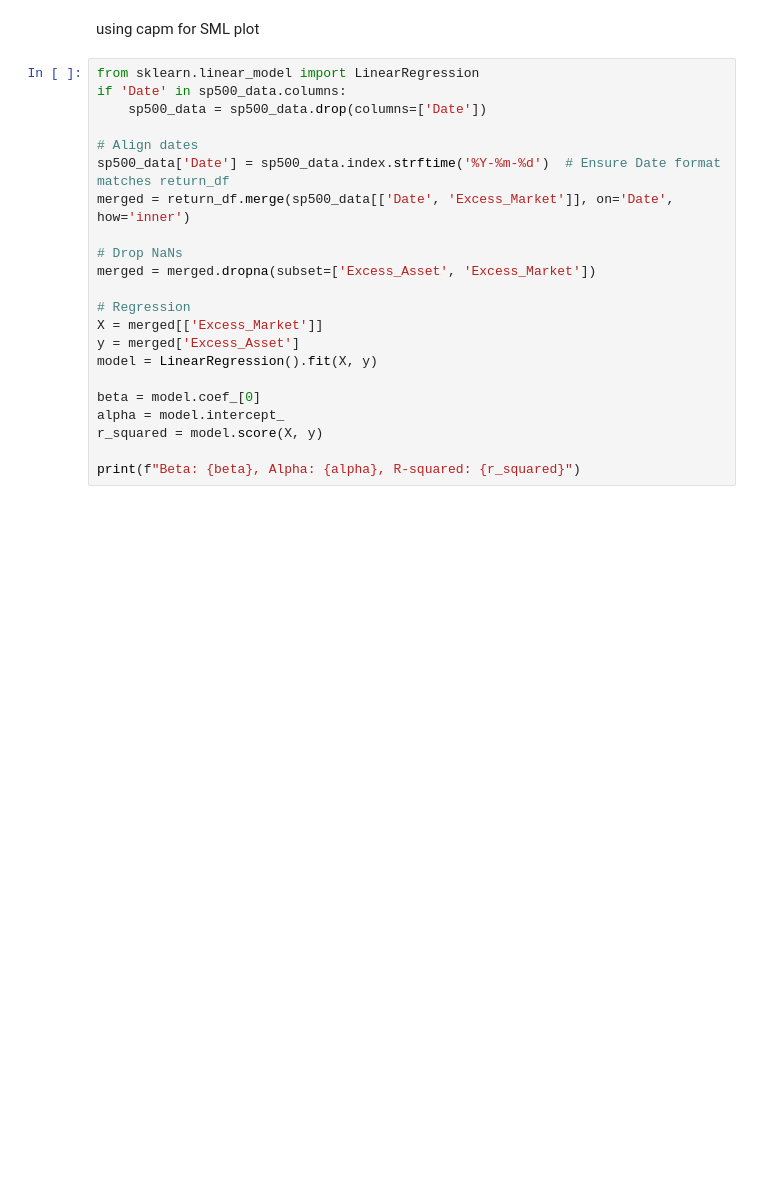
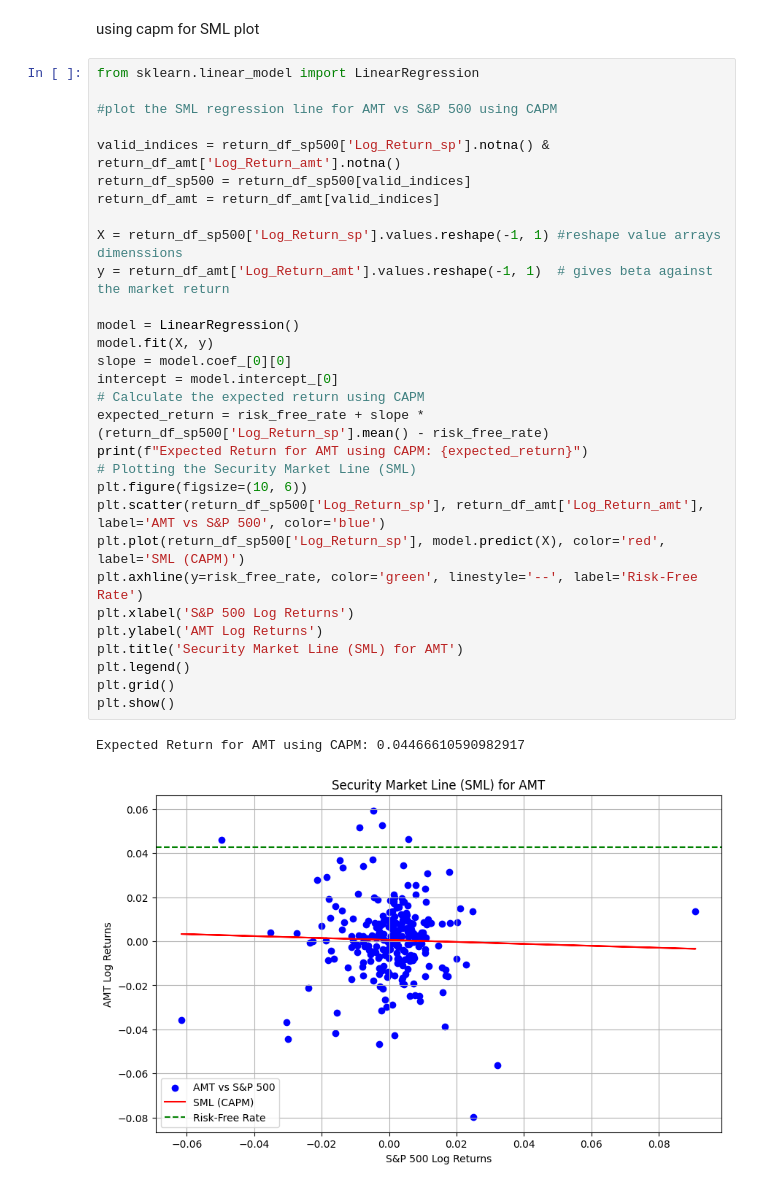
Before and after one commit to a4kulshr/quantaco, a Jupyter notebook: portfolio.ipynb, the cells around one changed output. Drawn from its saved outputs; the diff is of its cells as text; blank space fills up the shorter version.

```diff
--- a/portfolio.ipynb
+++ b/portfolio.ipynb
@@ -176,24 +223,35 @@ Sharpe Ratio: -2.399980270025487
 # %% [markdown]
 using capm for SML plot
-# %%
-from sklearn.linear_model import LinearRegression
-if 'Date' in sp500_data.columns:
-    sp500_data = sp500_data.drop(columns=['Date'])
-
-# Align dates
-sp500_data['Date'] = sp500_data.index.strftime('%Y-%m-%d')  # Ensure Date format matches return_df
-merged = return_df.merge(sp500_data[['Date', 'Excess_Market']], on='Date', how='inner')
-
-# Drop NaNs
-merged = merged.dropna(subset=['Excess_Asset', 'Excess_Market'])
-
-# Regression
-X = merged[['Excess_Market']]
-y = merged['Excess_Asset']
-model = LinearRegression().fit(X, y)
-
-beta = model.coef_[0]
-alpha = model.intercept_
-r_squared = model.score(X, y)
-
-print(f"Beta: {beta}, Alpha: {alpha}, R-squared: {r_squared}")
+# %%
+from sklearn.linear_model import LinearRegression
+
+#plot the SML regression line for AMT vs S&P 500 using CAPM
+
+valid_indices = return_df_sp500['Log_Return_sp'].notna() & return_df_amt['Log_Return_amt'].notna()
+return_df_sp500 = return_df_sp500[valid_indices]
+return_df_amt = return_df_amt[valid_indices]
+
+X = return_df_sp500['Log_Return_sp'].values.reshape(-1, 1) #reshape value arrays dimenssions
+y = return_df_amt['Log_Return_amt'].values.reshape(-1, 1)  # gives beta against the market return
+
+model = LinearRegression()
+model.fit(X, y)
+slope = model.coef_[0][0]
+intercept = model.intercept_[0]
+# Calculate the expected return using CAPM
+expected_return = risk_free_rate + slope * (return_df_sp500['Log_Return_sp'].mean() - risk_free_rate)
+print(f"Expected Return for AMT using CAPM: {expected_return}")
+# Plotting the Security Market Line (SML)
+plt.figure(figsize=(10, 6))
+plt.scatter(return_df_sp500['Log_Return_sp'], return_df_amt['Log_Return_amt'], label='AMT vs S&P 500', color='blue')
+plt.plot(return_df_sp500['Log_Return_sp'], model.predict(X), color='red', label='SML (CAPM)')
+plt.axhline(y=risk_free_rate, color='green', linestyle='--', label='Risk-Free Rate')
+plt.xlabel('S&P 500 Log Returns')
+plt.ylabel('AMT Log Returns')
+plt.title('Security Market Line (SML) for AMT')
+plt.legend()
+plt.grid()
+plt.show()
+# %% [output]
+Expected Return for AMT using CAPM: 0.04466610590982917
+[figure, added]
```
Also changed, not shown: parts of 6 cells of this notebook, 2 other files.
